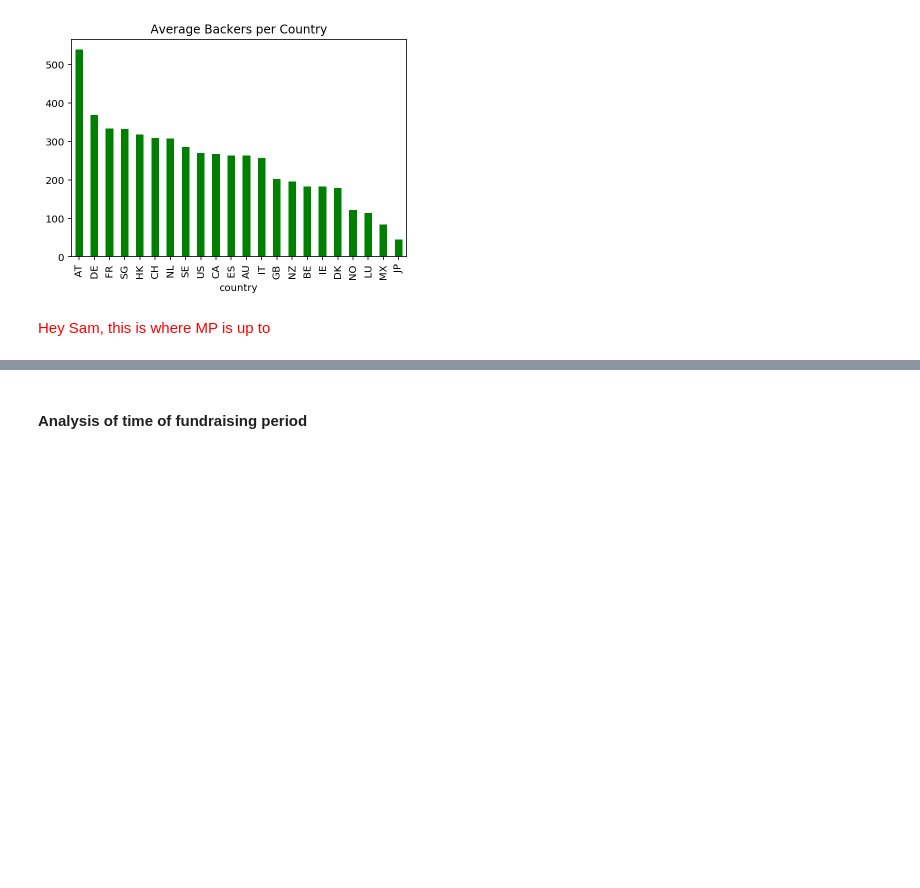
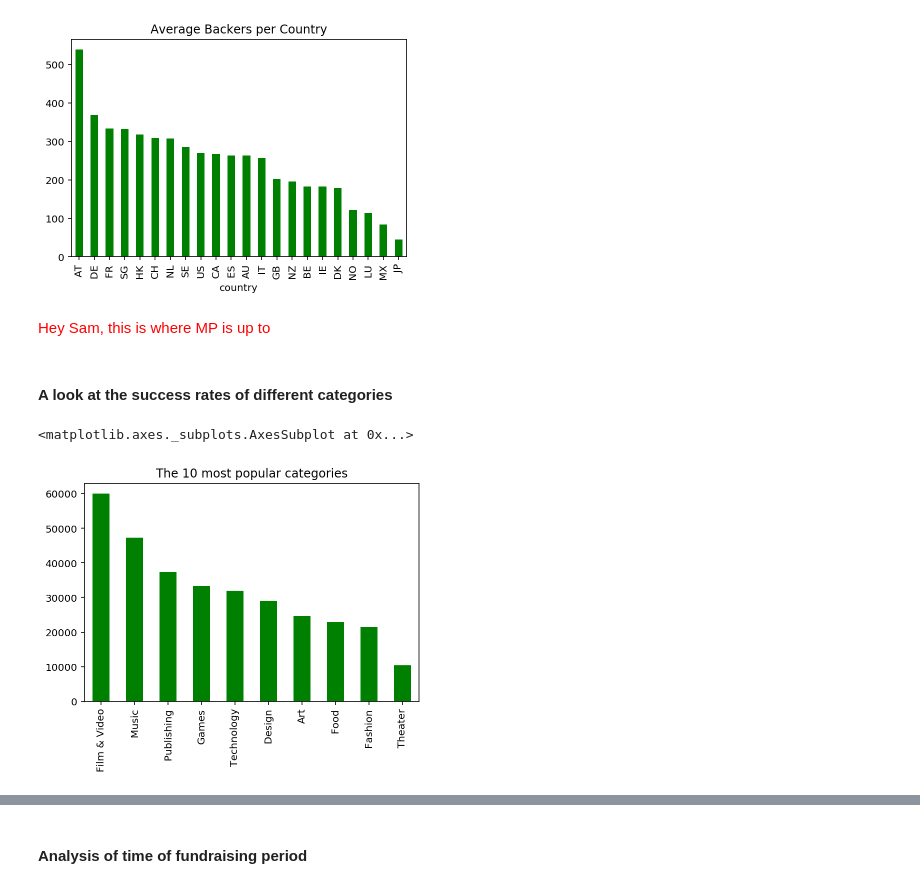
Before and after one commit to themp731/NYU_git, a Jupyter notebook: NYU-dwd-kickstarter/PanosPals_MP.2.ipynb, the cells around one changed output, grey strips where cells are left out. Saved outputs shown, nothing was run; the diff lists cells and outputs as text; code cells hidden in the pictures; blank space fills up the shorter version.

```diff
--- a/NYU-dwd-kickstarter/PanosPals_MP.2.ipynb
+++ b/NYU-dwd-kickstarter/PanosPals_MP.2.ipynb
@@ -238,3 +236,13 @@ Text(0.5,1,u'Average Backers per Country')
 [figure]
 # %% [markdown]
 <font color='red' size=12> Hey Sam, this is where MP is up to</font>
+# %% [markdown]
+#### A look at the success rates of different categories
+# %%
+popular = df_categories["main_category"].value_counts().sort_values(ascending=False)[0:10]
+popular.plot(kind='bar',
+             color='green',
+             title="The 10 most popular categories")
+# %% [output]
+<matplotlib.axes._subplots.AxesSubplot at 0x...>
+[figure, added]
```
Also changed, not shown: parts of 13 cells of this notebook.
